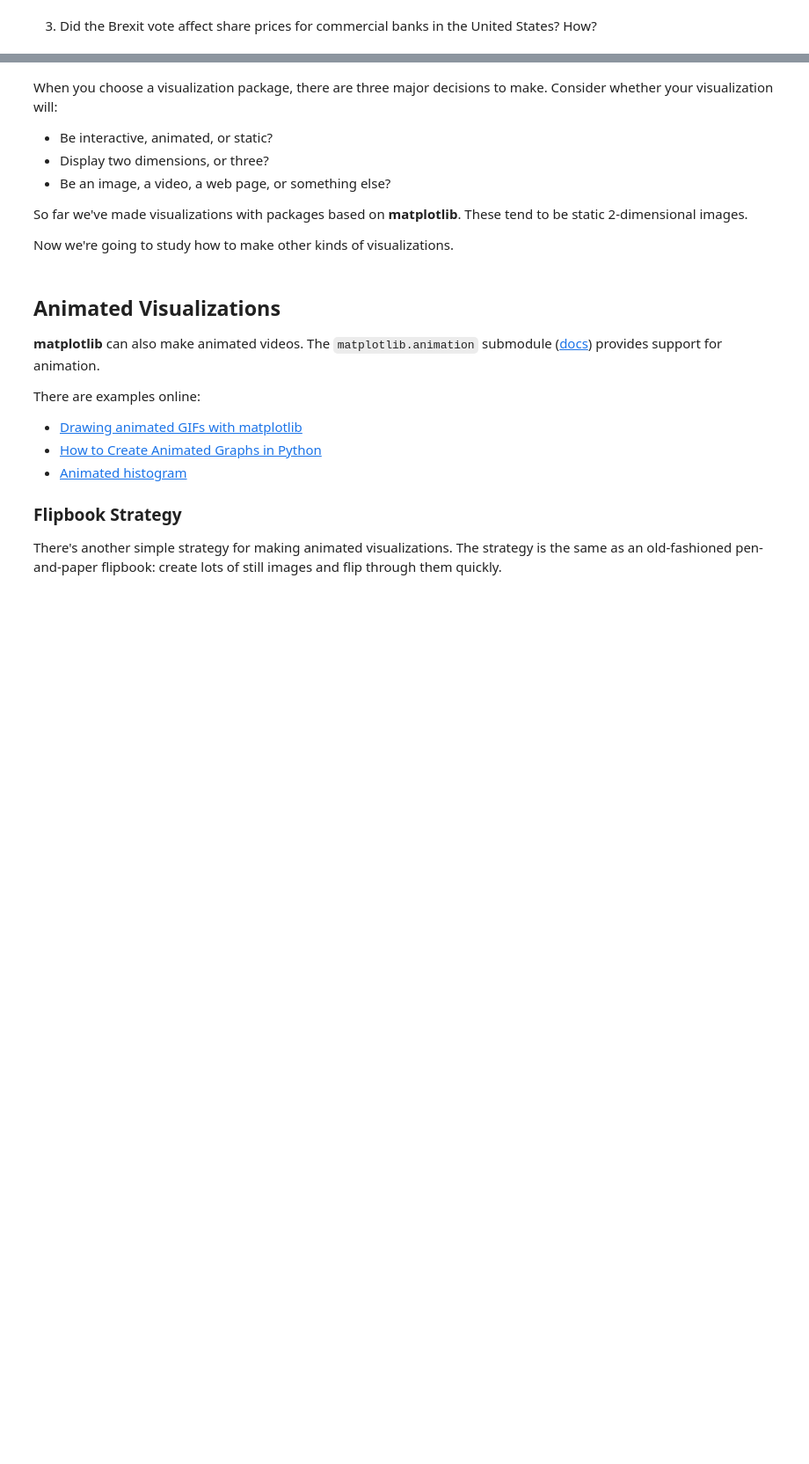
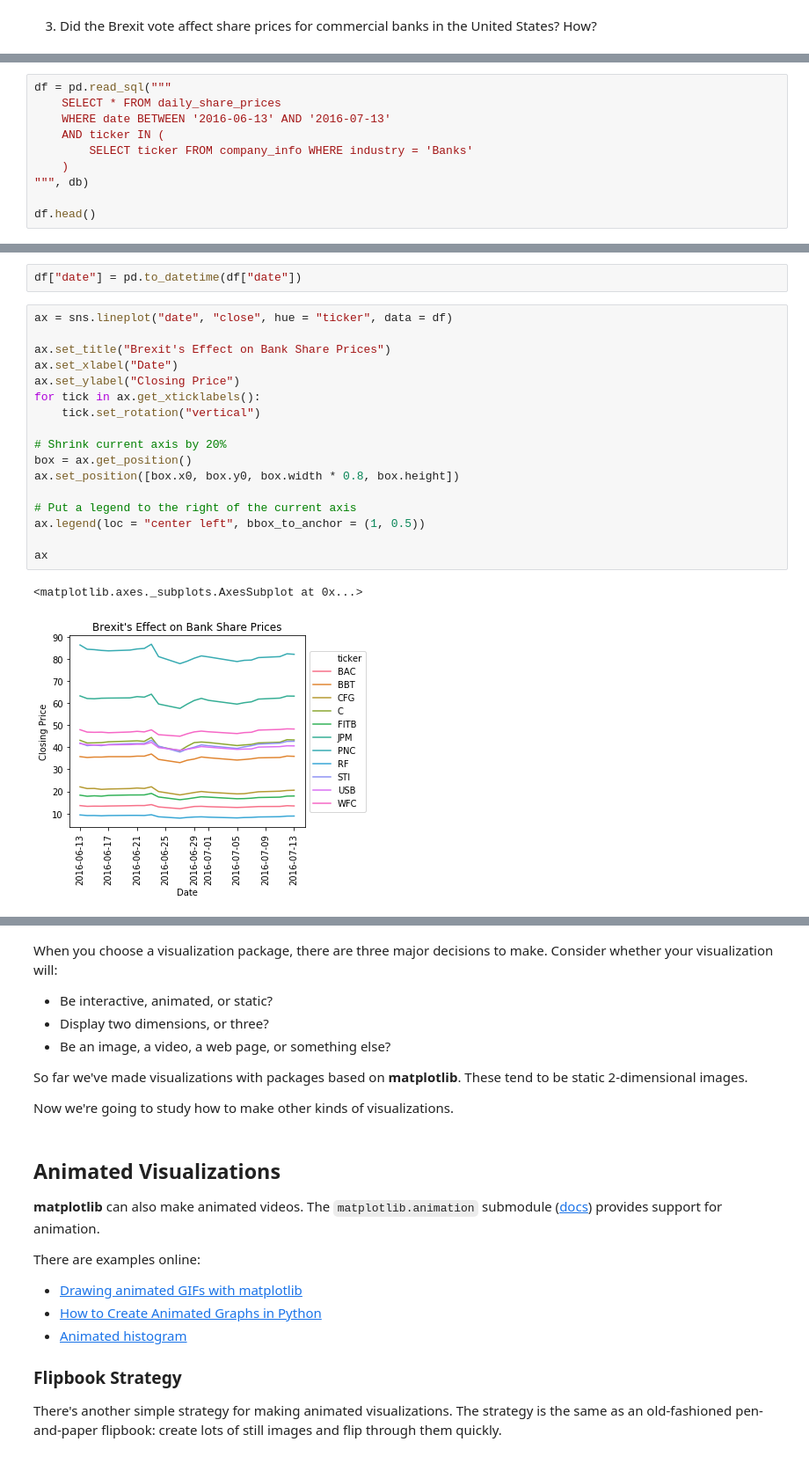
Before and after one commit to 2019-winter-ucdavis-sta141b/notes, a Jupyter notebook: lecture/02.28/notes.ipynb, the cells around one changed output, grey strips where cells are left out. Shown at 88% size. Saved outputs shown, nothing was run; the diff lists cells and outputs as text; blank space fills up the shorter version.

```diff
--- a/lecture/02.28/notes.ipynb
+++ b/lecture/02.28/notes.ipynb
@@ -140,0 +241,10 @@ pd.read_sql("""
+# %%
+df = pd.read_sql("""
+    SELECT * FROM daily_share_prices
+    WHERE date BETWEEN '2016-06-13' AND '2016-07-13'
+    AND ticker IN (
+        SELECT ticker FROM company_info WHERE industry = 'Banks'
+    )
+""", db)
+
+df.head()
@@ -141,3 +258,25 @@ pd.read_sql("""
+# %%
+df["date"] = pd.to_datetime(df["date"])
+# %%
+ax = sns.lineplot("date", "close", hue = "ticker", data = df)
+
+ax.set_title("Brexit's Effect on Bank Share Prices")
+ax.set_xlabel("Date")
+ax.set_ylabel("Closing Price")
+for tick in ax.get_xticklabels():
+    tick.set_rotation("vertical")
+
+# Shrink current axis by 20%
+box = ax.get_position()
+ax.set_position([box.x0, box.y0, box.width * 0.8, box.height])
+
+# Put a legend to the right of the current axis
+ax.legend(loc = "center left", bbox_to_anchor = (1, 0.5))
+
+ax
+# %% [output]
+<matplotlib.axes._subplots.AxesSubplot at 0x...>
+[figure, added]
 # %% [markdown]
 # Intro to Interactive Visualizations
 
```
Also changed, not shown: parts of 21 cells of this notebook.
